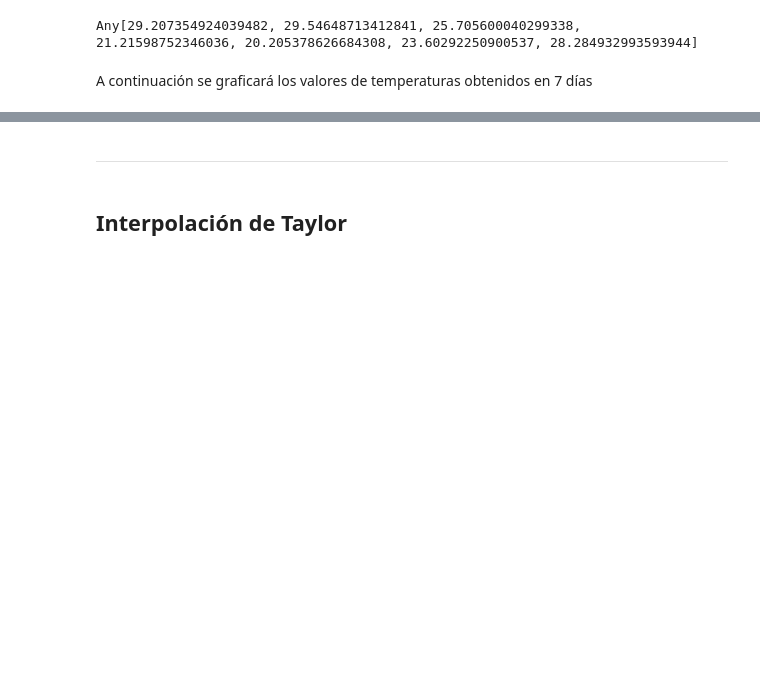
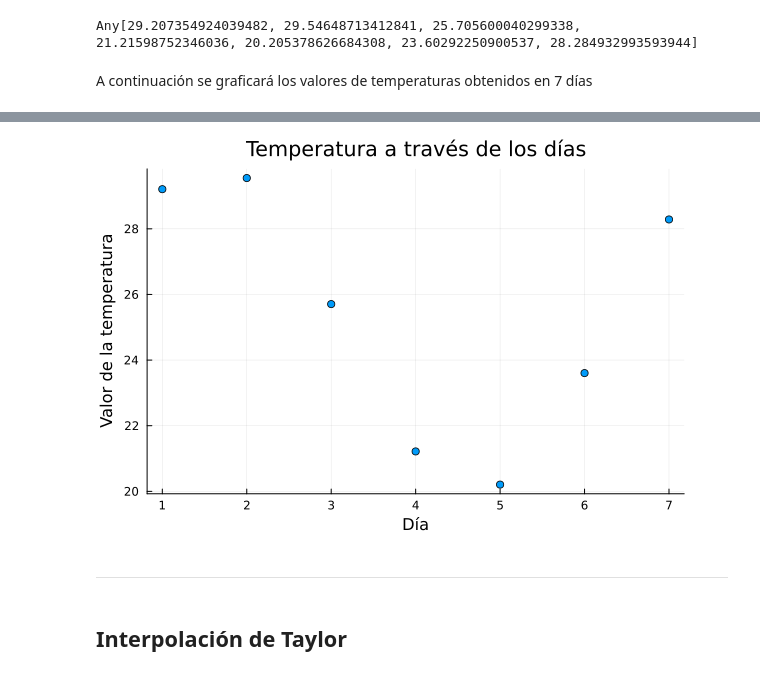
Before and after one commit to cesardarizaleta/Calculo-Grupal, a Jupyter notebook: Proyectos/PrediccionMeteorologica/interpolaciones.ipynb, the cells around one changed output, grey strips where cells are left out. Drawn from its saved outputs; the diff is of its cells as text; code cells hidden in the pictures; blank space fills up the shorter version.

```diff
--- a/Proyectos/PrediccionMeteorologica/interpolaciones.ipynb
+++ b/Proyectos/PrediccionMeteorologica/interpolaciones.ipynb
@@ -39,5 +43,5 @@ using Plots
 # %%
-x = 1:length(lista)
-y = lista
-scatter(x, y, xlabel="Día", ylabel="Valor de la temperatura", title="Temperatura a través de los días", legend=false, marker=:circle)
+ejex = 1:length(lista)
+ejey = lista
+scatter(ejex, ejey, xlabel="Día", ylabel="Valor de la temperatura", title="Temperatura a través de los días", legend=false, marker=:circle)
 # %% [output]
@@ -45,3 +48,4 @@ scatter(x, y, xlabel="Día", ylabel="Valor de la temperatura", title="Temperatur
+[figure, added]
 # %% [markdown]
 ---
 # %% [markdown]
```
Also changed, not shown: parts of 8 cells of this notebook.
